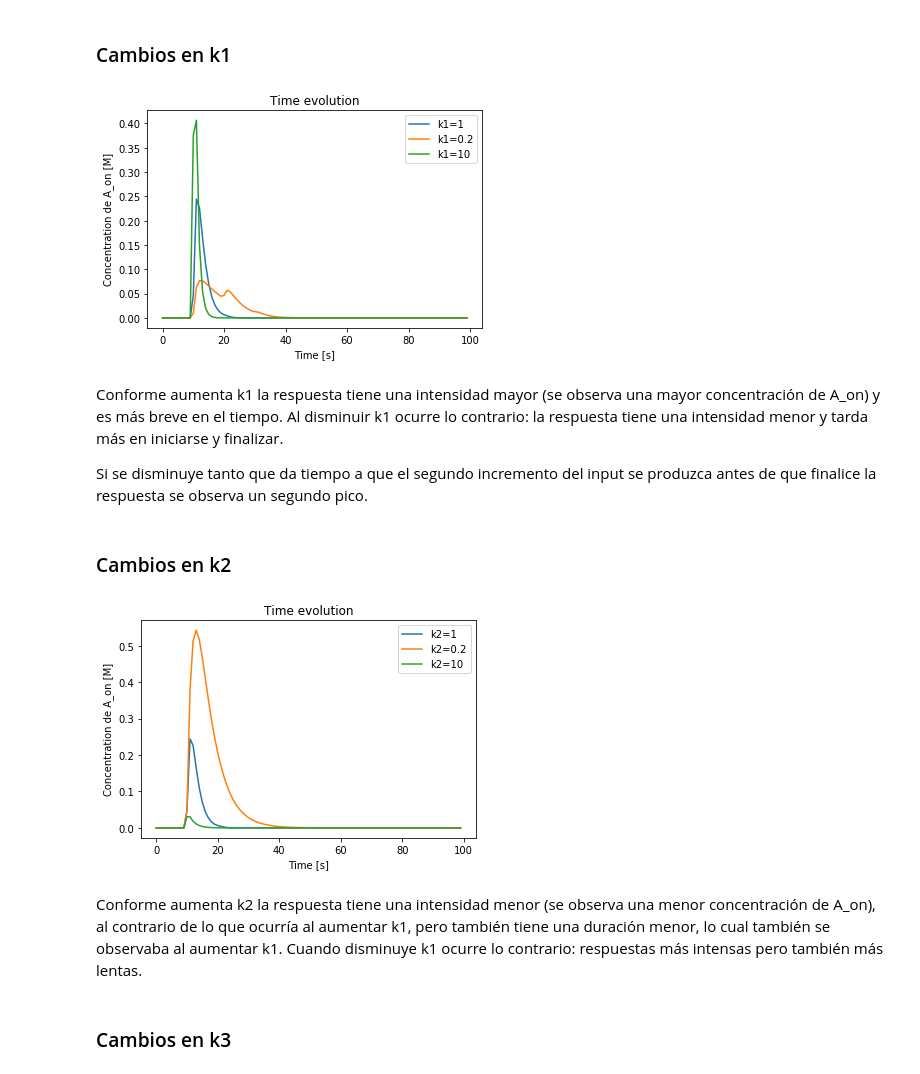
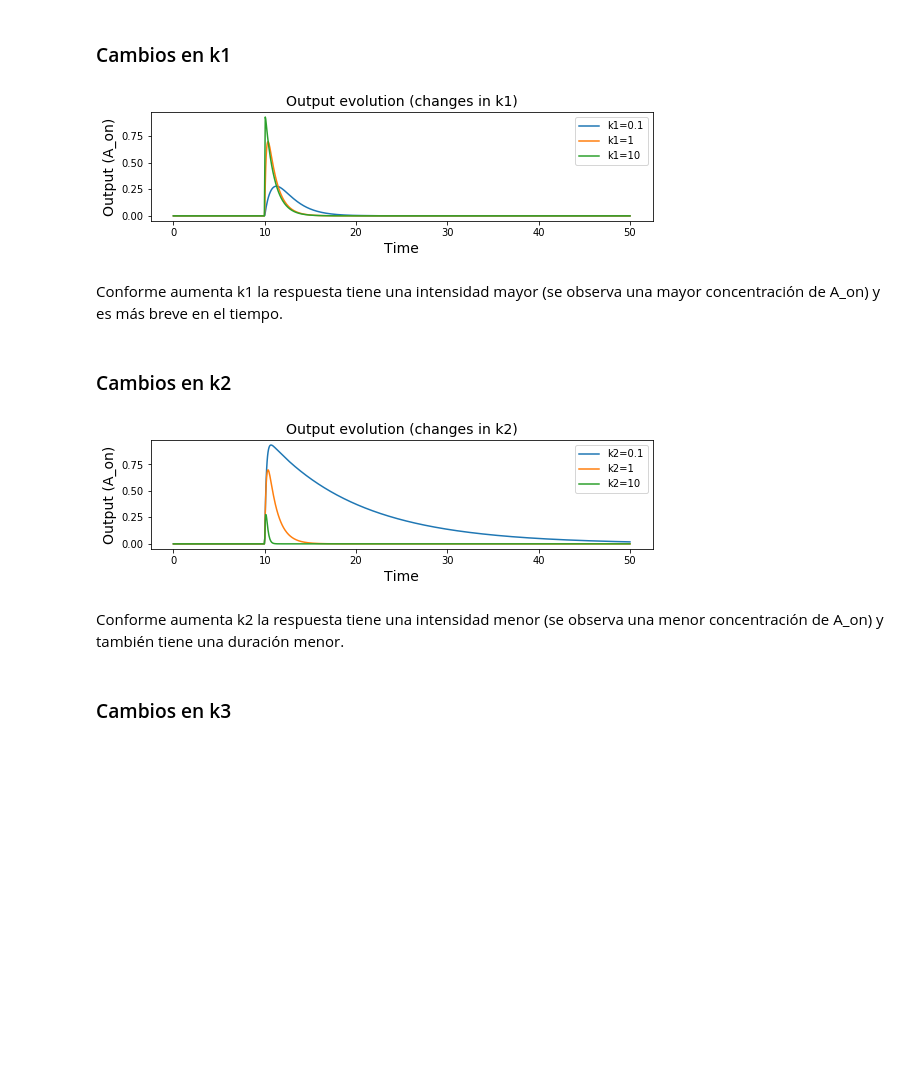
Before and after one commit to rbarreror/BioSis_Adaptacion, a Jupyter notebook: State_Dependent_Inactivation.ipynb, the cells around one changed output. Saved outputs shown, nothing was run; the diff lists cells and outputs as text; code cells hidden in the pictures; blank space fills up the shorter version.

```diff
--- a/State_Dependent_Inactivation.ipynb
+++ b/State_Dependent_Inactivation.ipynb
@@ -11,5 +20,4 @@ from scipy.integrate import odeint # solver for dynamical
 # %%
-# Datos
 
 # Concentraciones iniciales
 A_off_0=1
@@ -23,8 +31,8 @@ k3=0
 
 # Tiempo
 t_0=0.0
-final_time=100.0
-tspan = np.linspace(t_0, final_time, 100)
+final_time=50.0
+tspan = np.linspace(t_0, final_time, 1000)
 
 # u es el vector con las concentracioes de A_on y A_in
 # p es una tupla con las constantes cinéticas k1 y k2
@@ -42,10 +65,12 @@ def Toilet_Flush(u, t, k1, k2, k3):
 
     if t <= 10:
         Input = 0
-    elif t > 10 and t <= 50:
-        Input = (np.ceil(t/10)/2)-0.5
+    elif t > 10 and t <= 25:
+        Input = 12*(np.ceil((t-10)/10)/2)
+    elif t == tspan[-1]:
+        Input = 0
     else:
-        Input = (np.ceil((100-t)/10)/2)-0.5
+        Input = 12*(np.ceil((40-t)/10)/2)
 
     dA_off = k3*A_in - k1*A_off*Input
     dA_on = k1*A_off*Input - k2*A_on
@@ -64,35 +120,37 @@ plt.show()
 # %% [markdown]
 ### Cambios en k1
 # %%
-for p in [(1,1,0),(0.2,1,0),(10,1,0)]:
+plt.figure(figsize = (9, 2))
+
+for p in [(0.1,1,0),(1,1,0),(10,1,0)]:
     sol = odeint(Toilet_Flush, u, tspan, p)
-    plt.plot(sol[:,1], label="k1="+str(p[0]))
-    plt.title("Time evolution")
-    plt.xlabel("Time [s]")
-    plt.ylabel("Concentration de A_on [M]")
+    plt.plot(tspan, sol[:,1], label="k1="+str(p[0]))
+    plt.title("Output evolution (changes in k1)", fontsize = 14)
+    plt.xlabel("Time", fontsize = 14)
+    plt.ylabel("Output (A_on)", fontsize = 14)
 plt.legend()
 plt.show()
 # %% [output]
-[figure, old version]
+[figure, new version]
 # %% [markdown]
-Conforme aumenta k1 la respuesta tiene una intensidad mayor (se observa una mayor concentración de A_on) y es más breve en el tiempo. Al disminuir k1 ocurre lo contrario: la respuesta tiene una intensidad menor y tarda más en iniciarse y finalizar.
-
-Si se disminuye tanto que da tiempo a que el segundo incremento del input se produzca antes de que finalice la respuesta se observa un segundo pico.
+Conforme aumenta k1 la respuesta tiene una intensidad mayor (se observa una mayor concentración de A_on) y es más breve en el tiempo.
 # %% [markdown]
 ### Cambios en k2
 # %%
-for p in [(1,1,0),(1,0.2,0),(1,10,0)]:
+plt.figure(figsize = (9, 2))
+
+for p in [(1,0.1,0),(1,1,0),(1,10,0)]:
     sol = odeint(Toilet_Flush, u, tspan, p)
-    plt.plot(sol[:,1], label="k2="+str(p[1]))
-    plt.title("Time evolution")
-    plt.xlabel("Time [s]")
-    plt.ylabel("Concentration de A_on [M]")
+    plt.plot(tspan, sol[:,1], label="k2="+str(p[1]))
+    plt.title("Output evolution (changes in k2)", fontsize = 14)
+    plt.xlabel("Time", fontsize = 14)
+    plt.ylabel("Output (A_on)", fontsize = 14)
 plt.legend()
 plt.show()
 # %% [output]
-[figure, old version]
+[figure, new version]
 # %% [markdown]
-Conforme aumenta k2 la respuesta tiene una intensidad menor (se observa una menor concentración de A_on), al contrario de lo que ocurría al aumentar k1, pero también tiene una duración menor, lo cual también se observaba al aumentar k1. Cuando disminuye k1 ocurre lo contrario: respuestas más intensas pero también más lentas.
+Conforme aumenta k2 la respuesta tiene una intensidad menor (se observa una menor concentración de A_on) y también tiene una duración menor.
 # %% [markdown]
 ### Cambios en k3
 # %%
```
Also changed, not shown: parts of 19 cells of this notebook.
